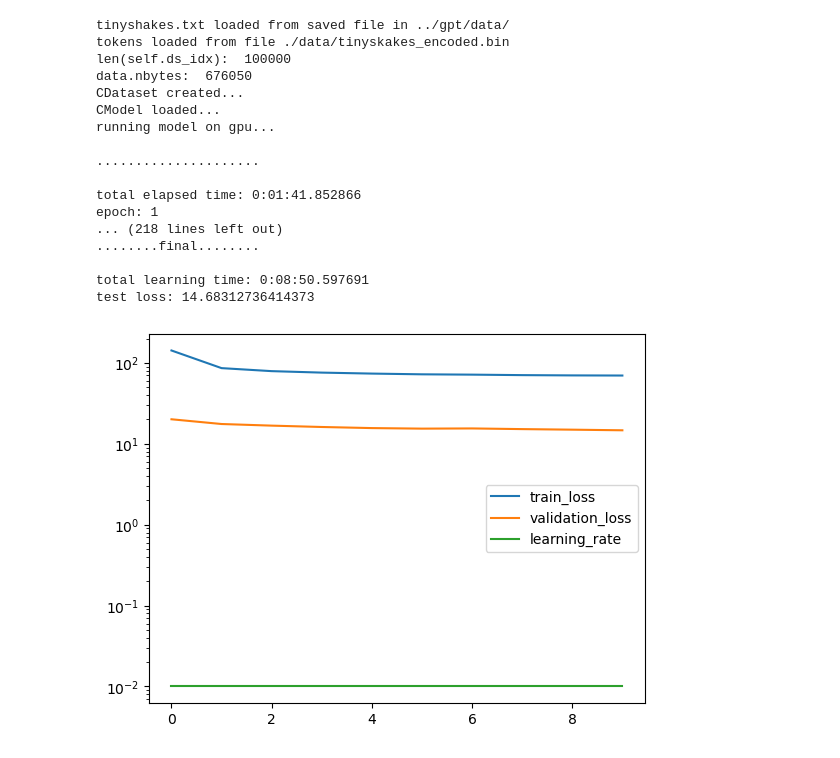
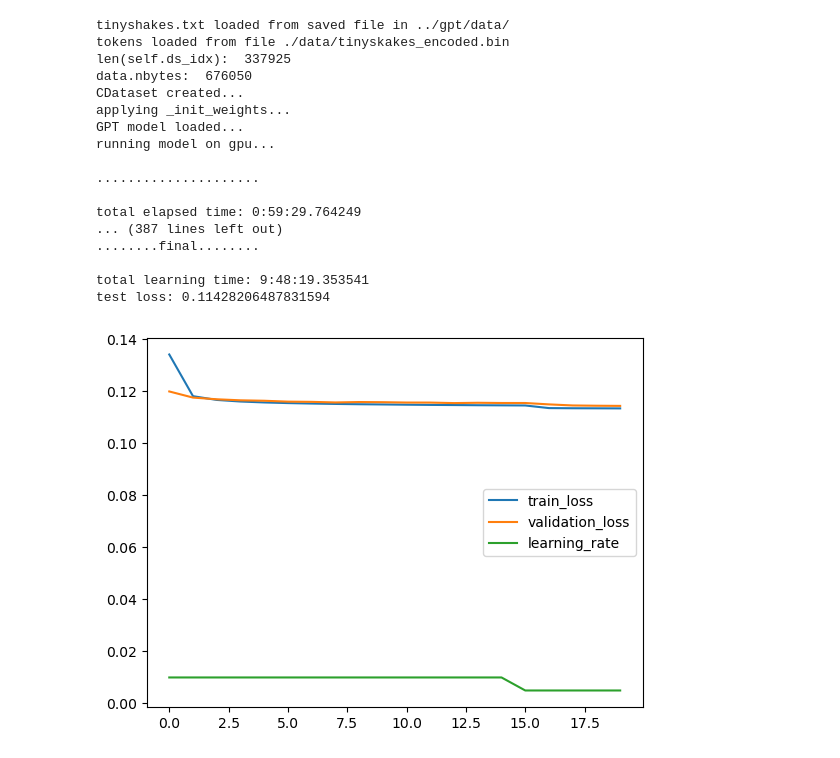
Before and after one commit to icanswim/gpt, a Jupyter notebook: experiment.ipynb, the cells around one changed output. Saved outputs shown, nothing was run; the diff lists cells and outputs as text; code cells hidden in the pictures.

Commit message:
gpt training working.  todo inference.

```diff
--- a/experiment.ipynb
+++ b/experiment.ipynb
@@ -153,69 +143,79 @@ loss:  tensor(3.6246e+08)
 # %%
 # put all together in a learner
-ds_param = {'train_param': {'transforms': {'X1': [AsTensor()],
-                                           'X2': [AsTensor()]},
-                            'block_size': 20,
-                            'n': 100000}}
-d_model = 32
-model_param = {'device': 'cuda',
+# (batch, d_seq, d_model)
+
+d_seq = 100 # dimension sequence
+d_vocab = 50304 # dimension vocabulary
+d_vec = 512 # dimension embedding vector
+d_model = 512 # dimension model input
+assert d_model == d_vec
+
+ds_param = {'train_param': {'transforms': {'tokens': [AsTensor()],
+                            'y': [AsTensor()],
+                            'position': [AsTensor()]},
+            'd_seq': d_seq,
+            #'n': 100000
+                           }}
+
+model_param = {'gpu': True,
                'd_model': d_model,
-               'd_vocab': 50304, # matches embedding vocab
-               'n_head': 4,
-               'num_layers': 3,
-               'linear_head': True,
-               'probs': False,
-               'tokens': False,
-               'transpose': True,
-               'embed_param': {'X1': (50304, d_model, None, True),
-                               'X2': (50304, d_model, None, True)}}
+               'd_vocab': d_vocab,
+               'n_head': 8,
+               'num_layers': 6,
+               'd_seq': d_seq,
+               'd_vec': d_vec,
+               'embed_param': {'tokens': (d_vocab, d_vec, None, True),
+                               'y': (d_vocab, d_vec, None, True),
+                               'position': (d_seq, d_vec, None, True)}}
 
 metrics_param = {'metric_name': 'transformer',
                  'report_interval': 1,
-                 'log_plot': True,
-                 'min_lr': .005} # break if learning rate falls below
+                 'log_plot': False,
+                 'min_lr': .0025} # break if learning rate falls below
 
 opt_param = {'lr': 0.01}
 
 crit_param = {}
 
 sample_param = {'set_seed': 88,
                 'splits': (.7,.15)}
 
 sched_param = {'factor': .5,
                'patience': 2,
                'cooldown': 2}
 
 learn = Learn([TinyShakes],
               GPT,
               Metrics=Metrics,
               Sampler=Selector,
               Optimizer=Adam,
               Scheduler=ReduceLROnPlateau,
               Criterion=CrossEntropyLoss,
               model_param=model_param, ds_param=ds_param, sample_param=sample_param,
               opt_param=opt_param, sched_param=sched_param, crit_param=crit_param,
               metrics_param=metrics_param,
-              batch_size=32, epochs=10, gpu=True,
-              save_model='gpt_test_model', target='X1')
+              batch_size=32, epochs=20, gpu=True,
+              save_model='gpt_test_model', load_model=None,
+              target='y')
 # %% [output]
 tinyshakes.txt loaded from saved file in ../gpt/data/
 tokens loaded from file ./data/tinyskakes_encoded.bin
-len(self.ds_idx):  100000
+len(self.ds_idx):  337925
 data.nbytes:  676050
 CDataset created...
-CModel loaded...
+applying _init_weights...
+GPT model loaded...
 running model on gpu...
 
 .....................
 
-total elapsed time: 0:01:41.852866
-epoch: 1
-... (218 lines left out)
+total elapsed time: 0:59:29.764249
+... (387 lines left out)
 ........final........
 
-total learning time: 0:08:50.597691
-test loss: 14.68312736414373
+total learning time: 9:48:19.353541
+test loss: 0.11428206487831594
-[figure, old version]
+[figure, new version]
 # %%
 # inference
 ds_param = {'train_param': {'transforms': {'X1': [AsTensor()],
```
Also changed, not shown: parts of 9 cells of this notebook, 1 other file.
